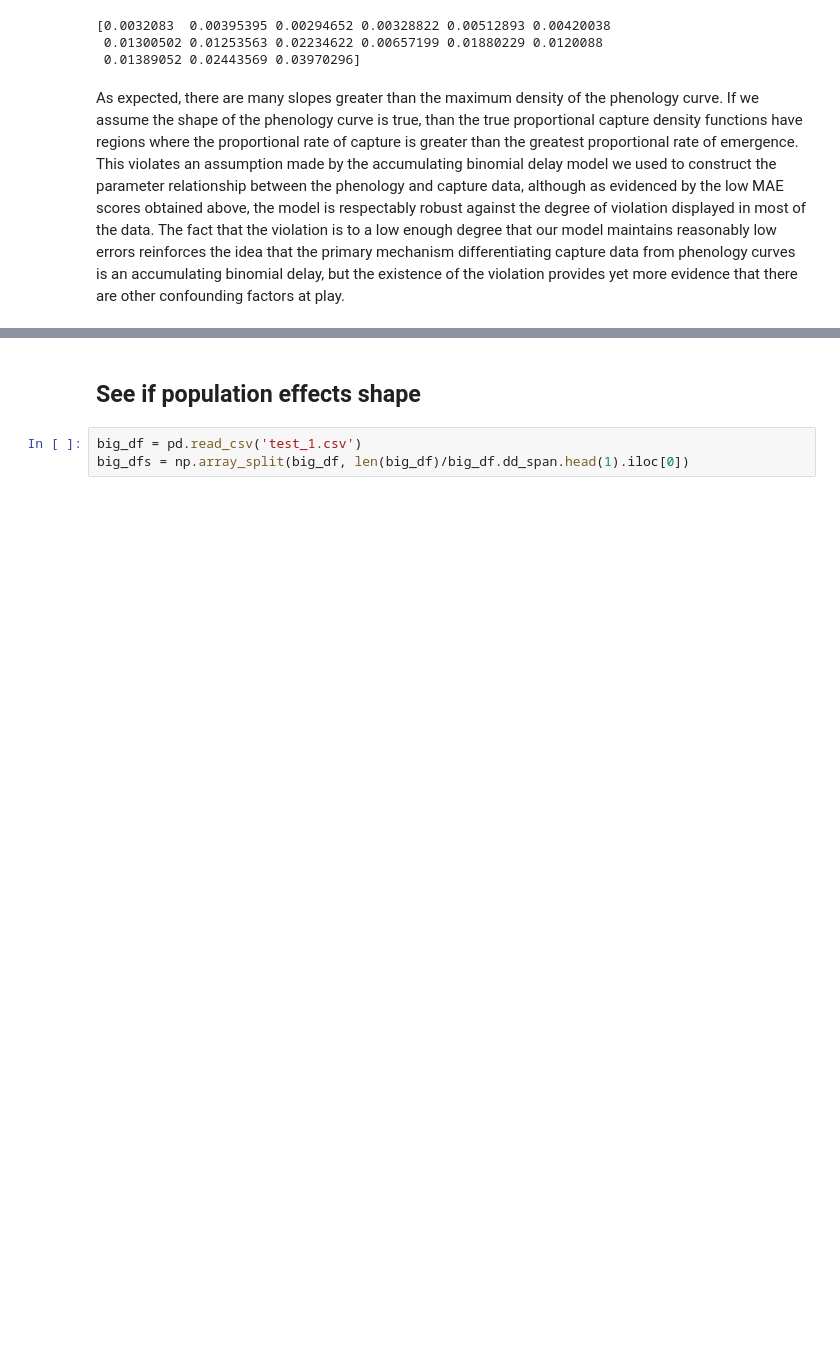
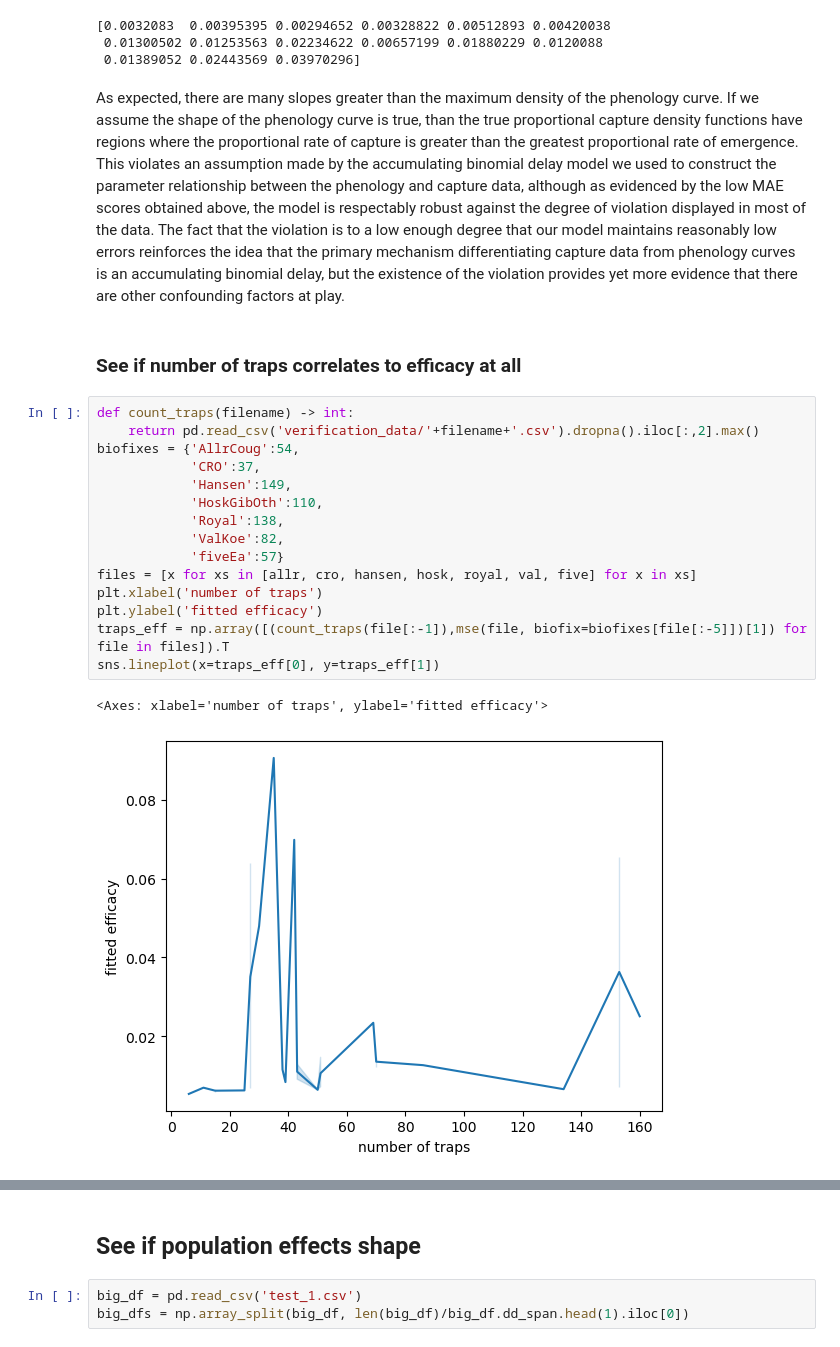
Before and after one commit to PacificBird/InsectPhenologyCaptureSim, a Jupyter notebook: multi_analysis.ipynb, the cells around one changed output, grey strips where cells are left out. Cells and saved outputs as stored; diff of their text form; blank space fills up the shorter version.

```diff
--- a/multi_analysis.ipynb
+++ b/multi_analysis.ipynb
@@ -1501,3 +1586,23 @@ print(slopes[slopes>0.00155])
  0.01389052 0.02443569 0.03970296]
 # %% [markdown]
 As expected, there are many slopes greater than the maximum density of the phenology curve. If we assume the shape of the phenology curve is true, than the true proportional capture density functions have regions where the proportional rate of capture is greater than the greatest proportional rate of emergence. This violates an assumption made by the accumulating binomial delay model we used to construct the parameter relationship between the phenology and capture data, although as evidenced by the low MAE scores obtained above, the model is respectably robust against the degree of violation displayed in most of the data. The fact that the violation is to a low enough degree that our model maintains reasonably low errors reinforces the idea that the primary mechanism differentiating capture data from phenology curves is an accumulating binomial delay, but the existence of the violation provides yet more evidence that there are other confounding factors at play.
+# %% [markdown]
+### See if number of traps correlates to efficacy at all
+# %%
+def count_traps(filename) -> int:
+    return pd.read_csv('verification_data/'+filename+'.csv').dropna().iloc[:,2].max()
+biofixes = {'AllrCoug':54,
+            'CRO':37,
+            'Hansen':149,
+            'HoskGibOth':110,
+            'Royal':138,
+            'ValKoe':82,
+            'fiveEa':57}
+files = [x for xs in [allr, cro, hansen, hosk, royal, val, five] for x in xs]
+plt.xlabel('number of traps')
+plt.ylabel('fitted efficacy')
+traps_eff = np.array([(count_traps(file[:-1]),mse(file, biofix=biofixes[file[:-5]])[1]) for file in files]).T
+sns.lineplot(x=traps_eff[0], y=traps_eff[1])
+# %% [output]
+<Axes: xlabel='number of traps', ylabel='fitted efficacy'>
+[figure, added]
```
Also changed, not shown: parts of 44 cells of this notebook, 3 other files.
